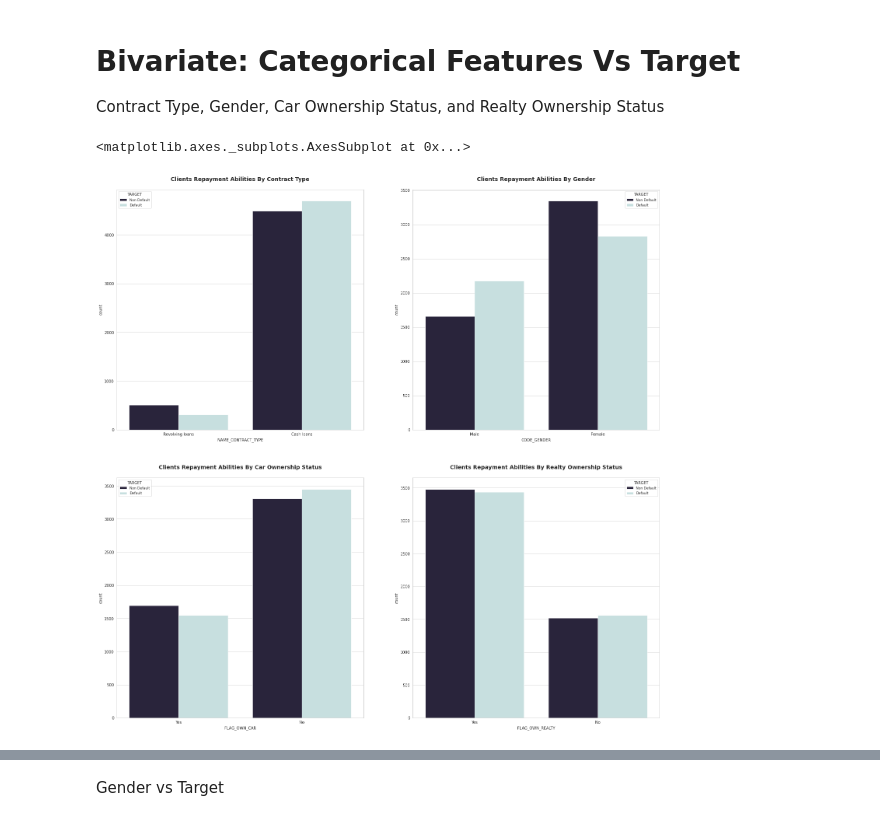
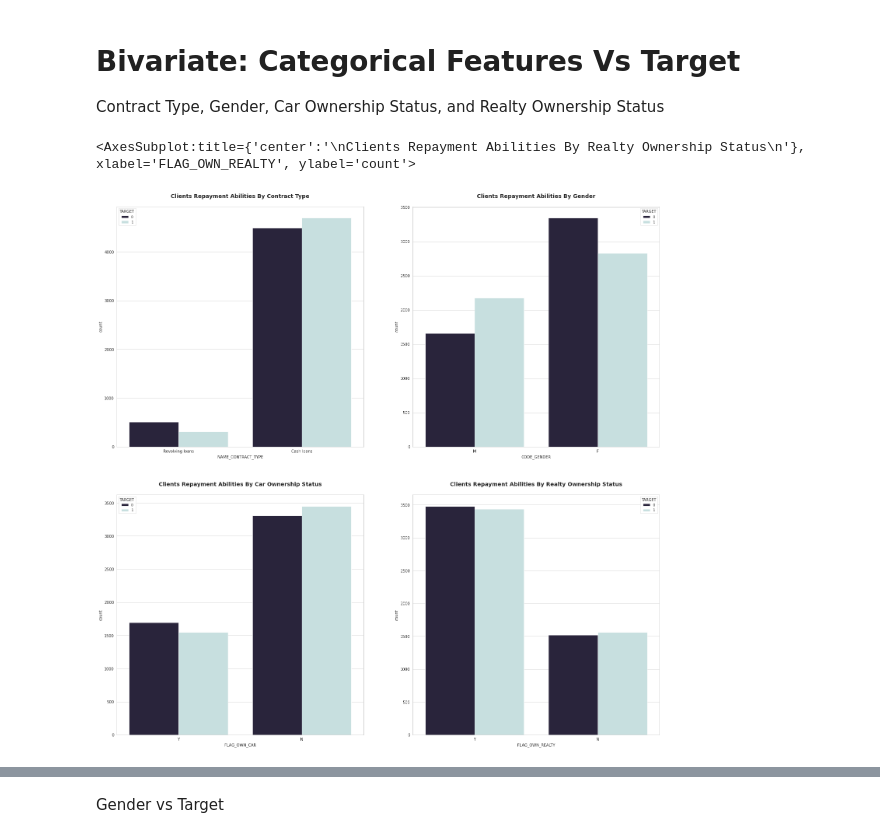
Before and after one commit to murni27/Bank-loan-repayment-prediction, a Jupyter notebook: loanprediction.ipynb, the cells around one changed output, grey strips where cells are left out. Saved outputs shown, nothing was run; the diff lists cells and outputs as text; code cells hidden in the pictures.

```diff
--- a/loanprediction.ipynb
+++ b/loanprediction.ipynb
@@ -101,20 +117,20 @@ Contract Type, Gender, Car Ownership Status, and Realty Ownership Status
 # %%
 # visualization pt 1
 sns.set_style('whitegrid')
 fig, ax = plt.subplots(2,2, figsize=(25,25))
 sns.set_context('paper', font_scale=1)
 
 ax[0][0].set_title('Clients Repayment Abilities By Contract Type\n', fontweight='bold', fontsize=14)
-sns.countplot(x='NAME_CONTRACT_TYPE', data = df, hue = 'TARGET', palette = 'ch:start=0.2,rot=-.3_r', ax=ax[0][0])
+sns.countplot(x='NAME_CONTRACT_TYPE', data = data, hue = 'TARGET', palette = 'ch:start=0.2,rot=-.3_r', ax=ax[0][0])
 
 ax[0][1].set_title('Clients Repayment Abilities By Gender\n', fontweight='bold', fontsize=14)
-sns.countplot(x='CODE_GENDER', data = df, hue = 'TARGET', palette = 'ch:start=0.2,rot=-.3_r', ax=ax[0][1])
+sns.countplot(x='CODE_GENDER', data = data, hue = 'TARGET', palette = 'ch:start=0.2,rot=-.3_r', ax=ax[0][1])
 
 ax[1][0].set_title('\nClients Repayment Abilities By Car Ownership Status\n', fontweight='bold', fontsize=14)
-sns.countplot(x='FLAG_OWN_CAR', data = df, hue = 'TARGET', palette = 'ch:start=0.2,rot=-.3_r', ax=ax[1][0])
+sns.countplot(x='FLAG_OWN_CAR', data = data, hue = 'TARGET', palette = 'ch:start=0.2,rot=-.3_r', ax=ax[1][0])
 
 ax[1][1].set_title('\nClients Repayment Abilities By Realty Ownership Status\n', fontweight='bold', fontsize=14)
-sns.countplot(x='FLAG_OWN_REALTY', data = df, hue = 'TARGET', palette = 'ch:start=0.2,rot=-.3_r', ax=ax[1][1])
+sns.countplot(x='FLAG_OWN_REALTY', data = data, hue = 'TARGET', palette = 'ch:start=0.2,rot=-.3_r', ax=ax[1][1])
 # %% [output]
-<matplotlib.axes._subplots.AxesSubplot at 0x...>
+<AxesSubplot:title={'center':'\nClients Repayment Abilities By Realty Ownership Status\n'}, xlabel='FLAG_OWN_REALTY', ylabel='count'>
-[figure, old version]
+[figure, new version]
```
Also changed, not shown: parts of 140 cells of this notebook.
